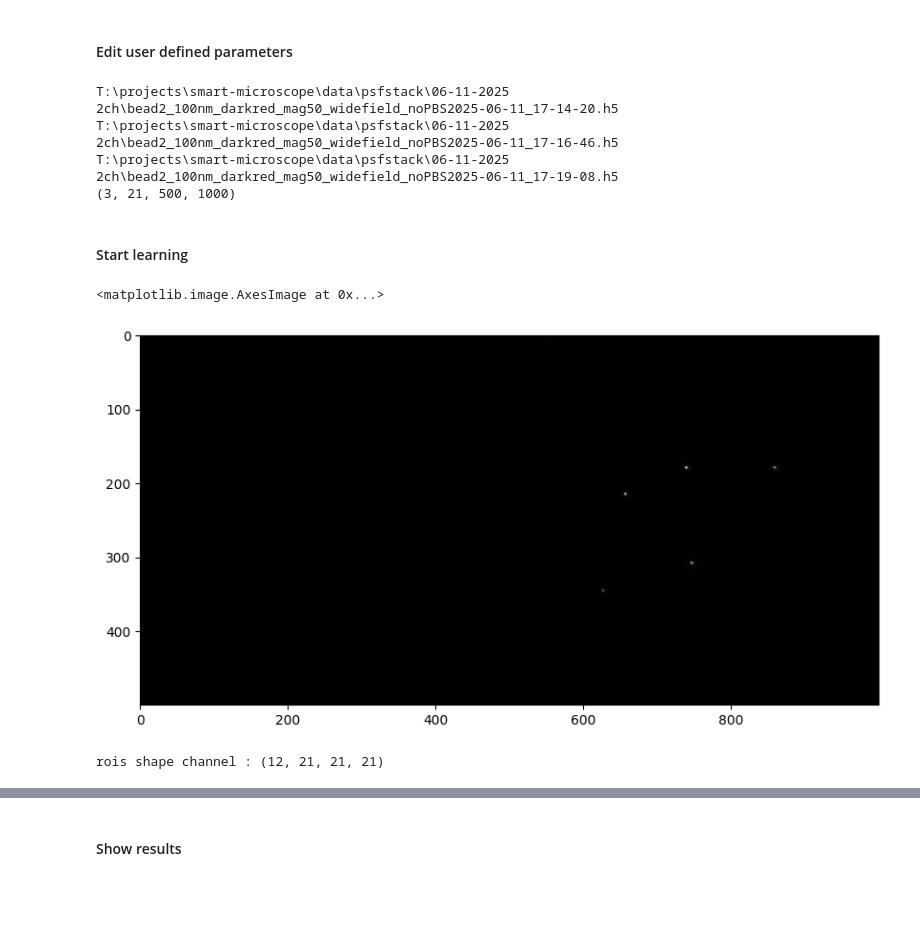
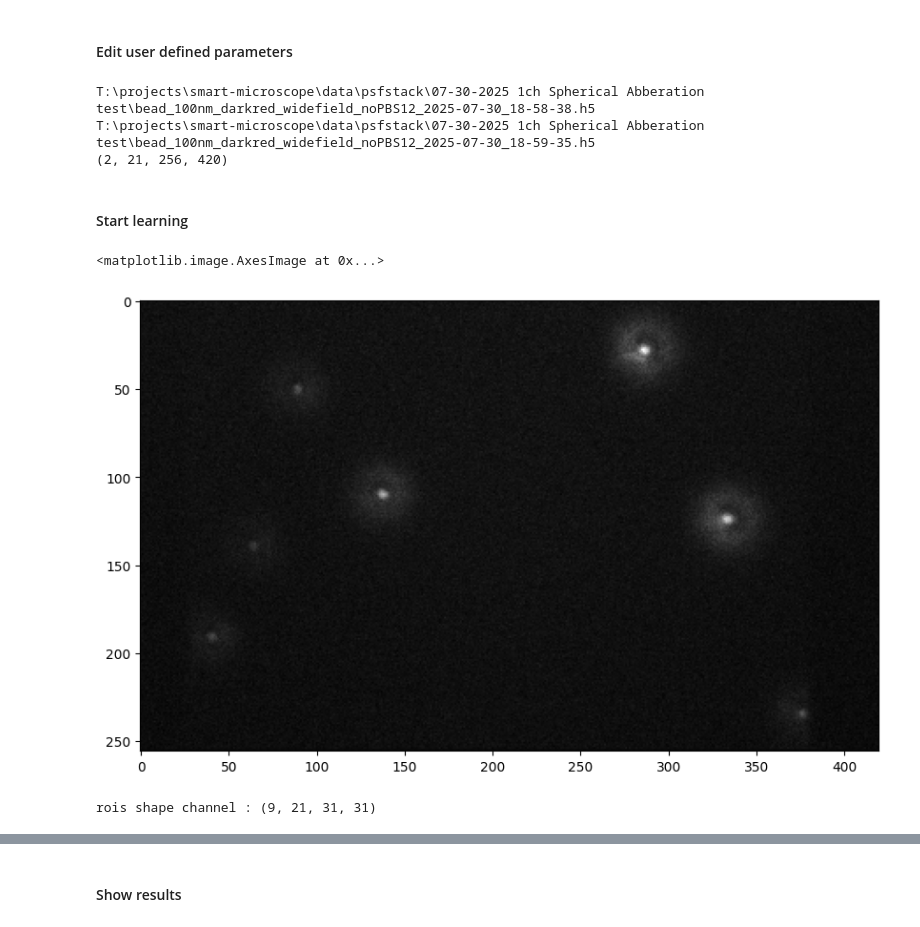
Before and after one commit to ries-lab/uiPSF, a Jupyter notebook: dev_fig/demo_beadPSF_1ch_smart.ipynb, the cells around one changed output, grey strips where cells are left out. Cells and saved outputs as stored; diff of their text form; code cells hidden in the pictures; blank space fills up the shorter version.

```diff
--- a/dev_fig/demo_beadPSF_1ch_smart.ipynb
+++ b/dev_fig/demo_beadPSF_1ch_smart.ipynb
@@ -34,11 +34,11 @@ L.param = io.param.combine('config_base',psftype='zernike',channeltype='1ch',sys
 # %% [markdown]
 #### Edit user defined parameters
 # %%
-L.param.datapath = r'T:\projects\smart-microscope\data\psfstack\06-11-2025 2ch/'
-L.param.keyword = 'bead2_100nm_darkred_mag50_widefield_noPBS' # keyword for your data file
+L.param.datapath = r'T:\projects\smart-microscope\data\psfstack\07-30-2025 1ch Spherical Abberation test/'
+L.param.keyword = 'bead_100nm_darkred_widefield_noPBS12_' # keyword for your data file
 L.param.savename = L.param.datapath+'result/' + L.param.keyword
 L.param.subfolder = '' # keyword for subfolder name if each data file is saved in a individual folder, set to '' if no subfolder
-L.param.gain = 0.44
+L.param.gain = 0.25
 L.param.ccd_offset = 100
 L.param.FOV.z_step = 1
 L.param.pixel_size.z = 0.1 # micron, equal to z_step*stepsize_of_the_data
@@ -51,28 +51,27 @@ L.param.PSFtype = 'zernike_vector'
 # %%
 images = L.load_data()
 # %% [output]
-T:\projects\smart-microscope\data\psfstack\06-11-2025 2ch\bead2_100nm_darkred_mag50_widefield_noPBS2025-06-11_17-14-20.h5
-T:\projects\smart-microscope\data\psfstack\06-11-2025 2ch\bead2_100nm_darkred_mag50_widefield_noPBS2025-06-11_17-16-46.h5
-T:\projects\smart-microscope\data\psfstack\06-11-2025 2ch\bead2_100nm_darkred_mag50_widefield_noPBS2025-06-11_17-19-08.h5
-(3, 21, 500, 1000)
+T:\projects\smart-microscope\data\psfstack\07-30-2025 1ch Spherical Abberation test\bead_100nm_darkred_widefield_noPBS12_2025-07-30_18-58-38.h5
+T:\projects\smart-microscope\data\psfstack\07-30-2025 1ch Spherical Abberation test\bead_100nm_darkred_widefield_noPBS12_2025-07-30_18-59-35.h5
+(2, 21, 256, 420)
 # %% [markdown]
 #### Start learning
 # %%
 plt.figure(figsize=(10, 10))
-plt.imshow(images[0][2], cmap='gray')
+plt.imshow(images[0][0], cmap='gray')
 # %% [output]
 <matplotlib.image.AxesImage at 0x...>
-[figure, old version]
+[figure, new version]
 # %%
 L.getpsfclass()
-L.param.roi.peak_height = 0.5
-L.param.roi.roi_size = [21,21]
-L.param.FOV.y_center = 250
-L.param.FOV.x_center = 700
-L.param.FOV.radius = 300
+L.param.roi.peak_height = 0.2
+L.param.roi.roi_size = [31,31]
+L.param.FOV.y_center = 123
+L.param.FOV.x_center = 210
+L.param.FOV.radius = 400
 dataobj = L.prep_data(images)
 # %% [output]
-rois shape channel : (12, 21, 21, 21)
+rois shape channel : (9, 21, 31, 31)
 # %%
 #images = L.load_data()
 #L.getpsfclass()
```
Also changed, not shown: parts of 7 cells of this notebook, 3 other files.
